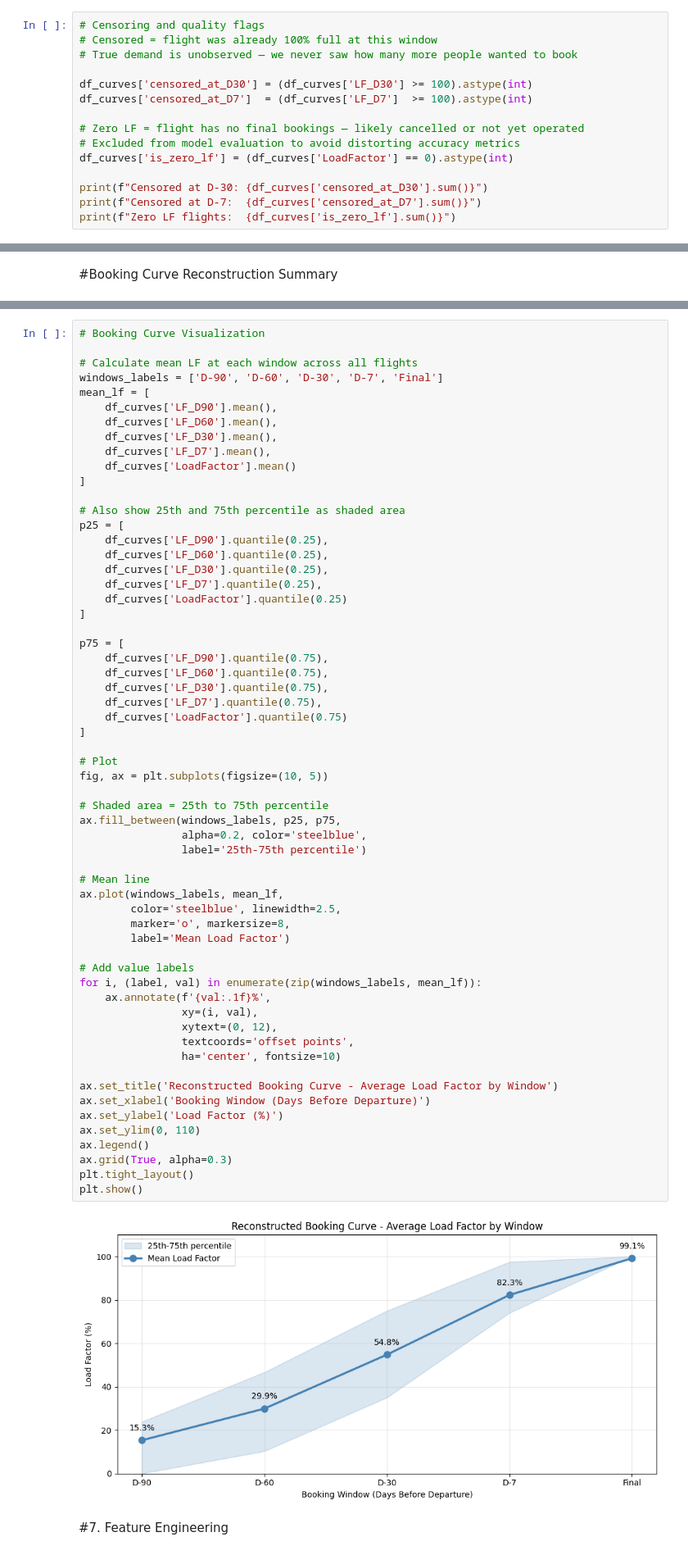
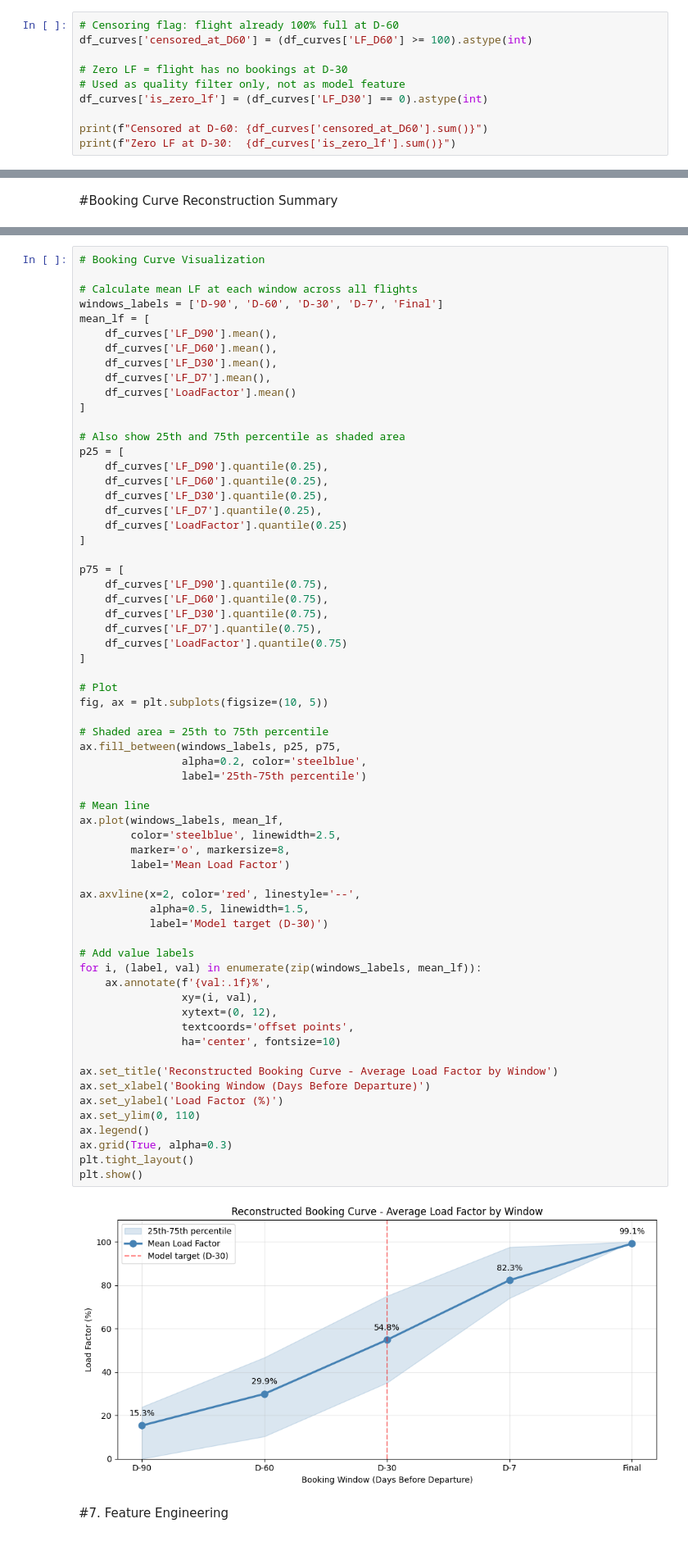
Before and after one commit to VildanaRazumova/thesis-demand-forecasting, a Jupyter notebook: thesis_notebook_final.ipynb, the cells around one changed output, grey strips where cells are left out. Shown at 82% size. Saved outputs shown, nothing was run; the diff lists cells and outputs as text.

```diff
--- a/thesis_notebook_final.ipynb
+++ b/thesis_notebook_final.ipynb
@@ -1535,18 +1514,13 @@ LF_D7         82.3
 LoadFactor    99.1
 dtype: float64
 # %%
-# Censoring and quality flags
-# Censored = flight was already 100% full at this window
-# True demand is unobserved — we never saw how many more people wanted to book
+# Censoring flag: flight already 100% full at D-60
+df_curves['censored_at_D60'] = (df_curves['LF_D60'] >= 100).astype(int)
 
-df_curves['censored_at_D30'] = (df_curves['LF_D30'] >= 100).astype(int)
-df_curves['censored_at_D7']  = (df_curves['LF_D7']  >= 100).astype(int)
+# Zero LF = flight has no bookings at D-30
+# Used as quality filter only, not as model feature
+df_curves['is_zero_lf'] = (df_curves['LF_D30'] == 0).astype(int)
 
-# Zero LF = flight has no final bookings — likely cancelled or not yet operated
-# Excluded from model evaluation to avoid distorting accuracy metrics
-df_curves['is_zero_lf'] = (df_curves['LoadFactor'] == 0).astype(int)
-
-print(f"Censored at D-30: {df_curves['censored_at_D30'].sum()}")
-print(f"Censored at D-7:  {df_curves['censored_at_D7'].sum()}")
-print(f"Zero LF flights:  {df_curves['is_zero_lf'].sum()}")
+print(f"Censored at D-60: {df_curves['censored_at_D60'].sum()}")
+print(f"Zero LF at D-30:  {df_curves['is_zero_lf'].sum()}")
 # %% [output]
@@ -1607,34 +1580,38 @@ p75 = [
 fig, ax = plt.subplots(figsize=(10, 5))
 
 # Shaded area = 25th to 75th percentile
 ax.fill_between(windows_labels, p25, p75,
                 alpha=0.2, color='steelblue',
                 label='25th-75th percentile')
 
 # Mean line
 ax.plot(windows_labels, mean_lf,
         color='steelblue', linewidth=2.5,
         marker='o', markersize=8,
         label='Mean Load Factor')
 
+ax.axvline(x=2, color='red', linestyle='--',
+           alpha=0.5, linewidth=1.5,
+           label='Model target (D-30)')
+
 # Add value labels
 for i, (label, val) in enumerate(zip(windows_labels, mean_lf)):
     ax.annotate(f'{val:.1f}%',
                 xy=(i, val),
                 xytext=(0, 12),
                 textcoords='offset points',
                 ha='center', fontsize=10)
 
 ax.set_title('Reconstructed Booking Curve - Average Load Factor by Window')
 ax.set_xlabel('Booking Window (Days Before Departure)')
 ax.set_ylabel('Load Factor (%)')
 ax.set_ylim(0, 110)
 ax.legend()
 ax.grid(True, alpha=0.3)
 plt.tight_layout()
 plt.show()
 # %% [output]
-[figure, old version]
+[figure, new version]
 # %% [markdown]
 #7. Feature Engineering
 # %% [markdown]
```
Also changed, not shown: parts of 42 cells of this notebook.
